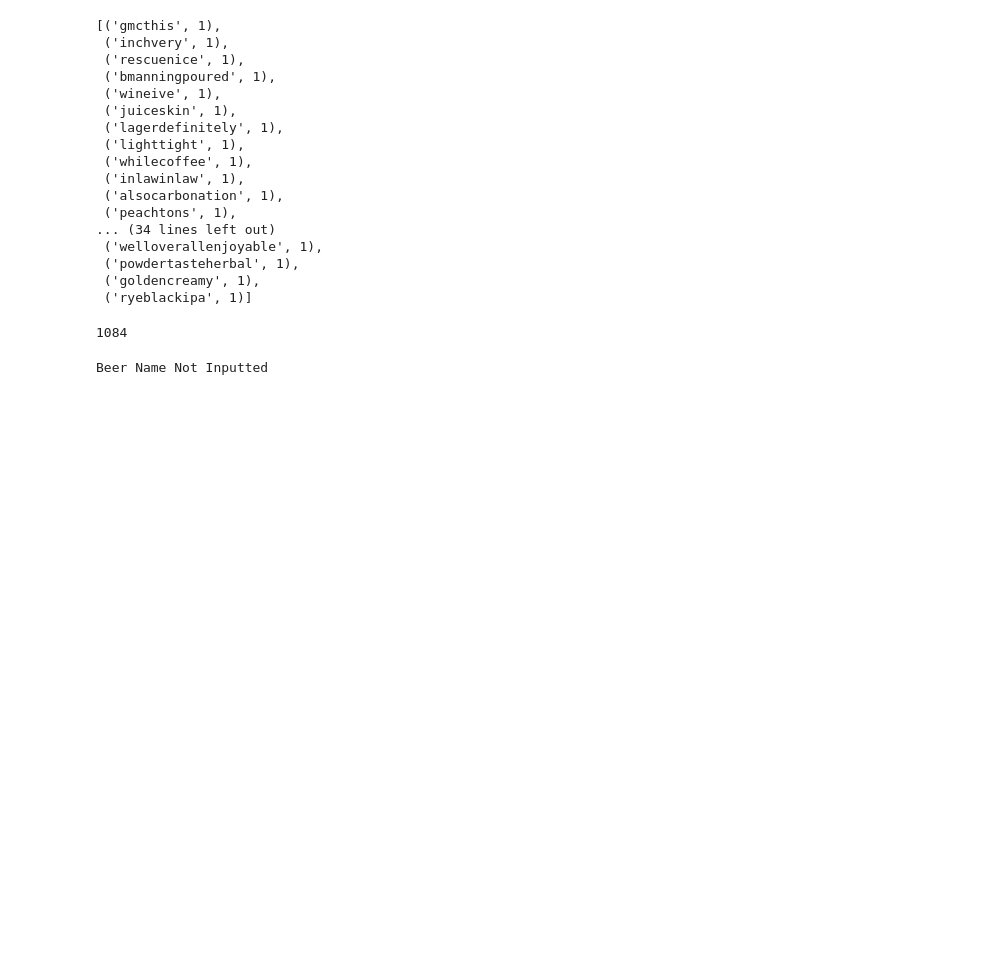
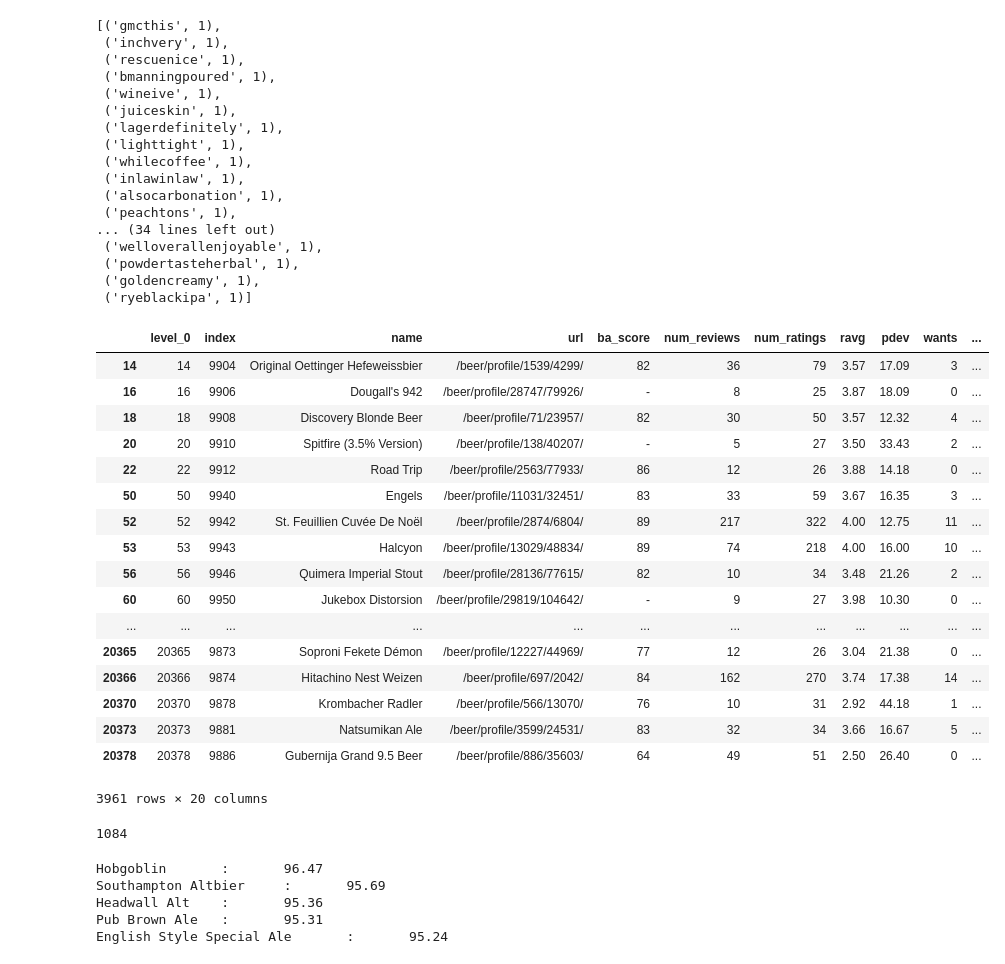
Before and after one commit to WillNetsky/beer_recommender, a Jupyter notebook: build-similarity-model.ipynb, the cells around one changed output. Cells and saved outputs as stored; diff of their text form; code cells hidden in the pictures; blank space fills up the shorter version.

```diff
--- a/build-similarity-model.ipynb
+++ b/build-similarity-model.ipynb
@@ -60,6 +81,27 @@ corpus_tfidf = tfidf[corpus]
 lsi = models.LsiModel(corpus_tfidf, id2word=dictionary, num_topics=500)
 # %%
 index = similarities.MatrixSimilarity(lsi[corpus])
+# %%
+beers[beers.brewery_website == '']
+# %% [output]
+|  | level_0 | index | name | url | ba_score | num_reviews | num_ratings | ravg | pdev | wants | ... |
+| 14 | 14 | 9904 | Original Oettinger Hefeweissbier | /beer/profile/1539/4299/ | 82 | 36 | 79 | 3.57 | 17.09 | 3 | ... |
+| 16 | 16 | 9906 | Dougall's 942 | /beer/profile/28747/79926/ | - | 8 | 25 | 3.87 | 18.09 | 0 | ... |
+| 18 | 18 | 9908 | Discovery Blonde Beer | /beer/profile/71/23957/ | 82 | 30 | 50 | 3.57 | 12.32 | 4 | ... |
+| 20 | 20 | 9910 | Spitfire (3.5% Version) | /beer/profile/138/40207/ | - | 5 | 27 | 3.50 | 33.43 | 2 | ... |
+| 22 | 22 | 9912 | Road Trip | /beer/profile/2563/77933/ | 86 | 12 | 26 | 3.88 | 14.18 | 0 | ... |
+| 50 | 50 | 9940 | Engels | /beer/profile/11031/32451/ | 83 | 33 | 59 | 3.67 | 16.35 | 3 | ... |
+| 52 | 52 | 9942 | St. Feuillien Cuvée De Noël | /beer/profile/2874/6804/ | 89 | 217 | 322 | 4.00 | 12.75 | 11 | ... |
+| 53 | 53 | 9943 | Halcyon | /beer/profile/13029/48834/ | 89 | 74 | 218 | 4.00 | 16.00 | 10 | ... |
+| 56 | 56 | 9946 | Quimera Imperial Stout | /beer/profile/28136/77615/ | 82 | 10 | 34 | 3.48 | 21.26 | 2 | ... |
+| 60 | 60 | 9950 | Jukebox Distorsion | /beer/profile/29819/104642/ | - | 9 | 27 | 3.98 | 10.30 | 0 | ... |
+| ... | ... | ... | ... | ... | ... | ... | ... | ... | ... | ... | ... |
+| 20365 | 20365 | 9873 | Soproni Fekete Démon | /beer/profile/12227/44969/ | 77 | 12 | 26 | 3.04 | 21.38 | 0 | ... |
+| 20366 | 20366 | 9874 | Hitachino Nest Weizen | /beer/profile/697/2042/ | 84 | 162 | 270 | 3.74 | 17.38 | 14 | ... |
+| 20370 | 20370 | 9878 | Krombacher Radler | /beer/profile/566/13070/ | 76 | 10 | 31 | 2.92 | 44.18 | 1 | ... |
+| 20373 | 20373 | 9881 | Natsumikan Ale | /beer/profile/3599/24531/ | 83 | 32 | 34 | 3.66 | 16.67 | 5 | ... |
+| 20378 | 20378 | 9886 | Gubernija Grand 9.5 Beer | /beer/profile/886/35603/ | 64 | 49 | 51 | 2.50 | 26.40 | 0 | ... |
+3961 rows × 20 columns
 # %%
 beers[beers.name == 'Heady Topper'].index[0]
 # %% [output]
@@ -83,7 +125,12 @@ vec_lsi = lsi[vec_bow]
 sims = index[vec_lsi]
 similar_beers = []
 for beer in sorted(enumerate(sims), key = lambda x: -x[1])[beer_name_inputted:beer_name_inputted+5]:
-    similar_beers.append(beers.name[beer[0]])
-    #print(beers.name.iloc[beer[0]] + '\t:\t%.2f' % (beer[1]*100))
+    similar_beers.append(beer[0])
+    print(beers.name.iloc[beer[0]] + '\t:\t%.2f' % (beer[1]*100))
+similar_beers = beers.iloc[similar_beers,:]
 # %% [output]
-Beer Name Not Inputted
+Hobgoblin       :       96.47
+Southampton Altbier     :       95.69
+Headwall Alt    :       95.36
+Pub Brown Ale   :       95.31
+English Style Special Ale       :       95.24
```
Also changed, not shown: parts of 6 cells of this notebook, 4 other files.
